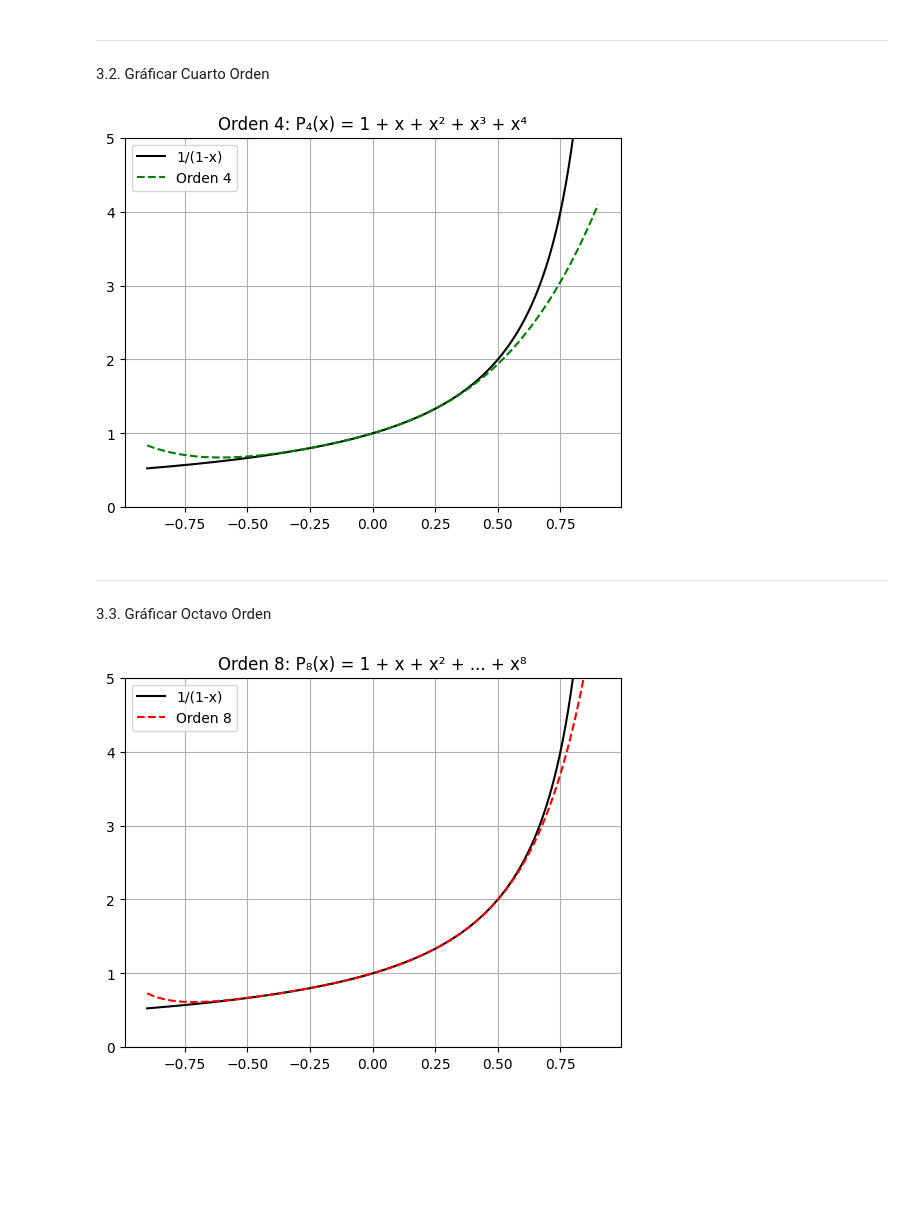
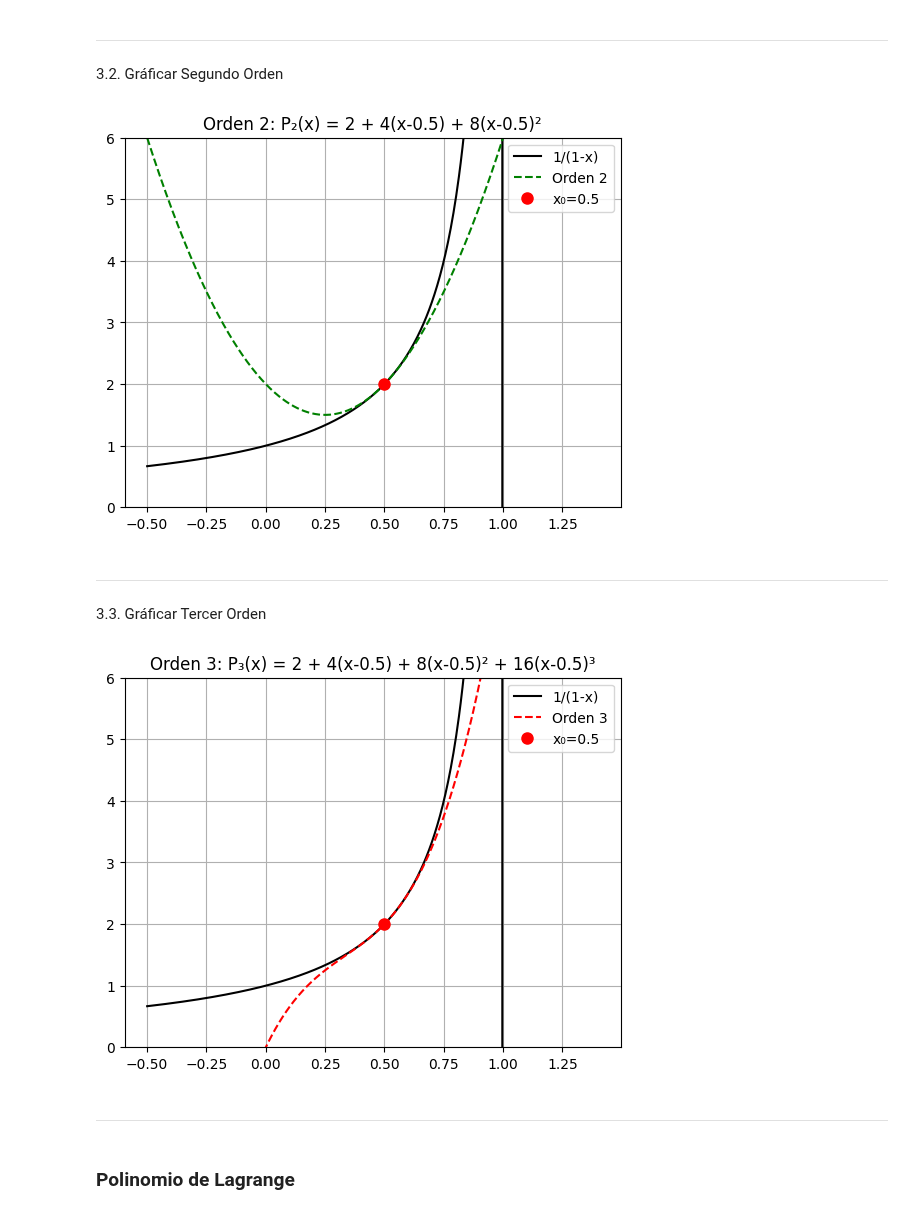
Before and after one commit to Aizel-shadow/Metodos_Numericos-, a Jupyter notebook: TALLERES/Taller03.ipynb, the cells around one changed output. Cells and saved outputs as stored; diff of their text form; code cells hidden in the pictures; blank space fills up the shorter version.

Commit message:
:pencil2: Ejercicios Lagrange

```diff
--- a/TALLERES/Taller03.ipynb
+++ b/TALLERES/Taller03.ipynb
@@ -143,15 +143,18 @@ plt.show()
 import numpy as np
 import matplotlib.pyplot as plt
 
-x = np.linspace(-0.9, 0.9, 500)
+x = np.linspace(-0.5, 1.4, 500)
+x0 = 0.5  # Punto de expansión
 
-# ORDEN 2
+P1 = 2 + 4*(x - x0)
+
 plt.figure()
 plt.plot(x, 1/(1-x), 'k-', label='1/(1-x)')
-plt.plot(x, 1 + x + x**2, 'b--', label='Orden 2')
+plt.plot(x, P1, 'b--', label='Orden 1')
+plt.plot(x0, 2, 'ro', markersize=8, label='x₀=0.5')
 plt.grid(True)
 plt.legend()
-plt.title('Orden 2: P₂(x) = 1 + x + x²')
-plt.ylim(0, 5)
+plt.title('Orden 1: P₁(x) = 2 + 4(x-0.5)')
+plt.ylim(0, 6)
 plt.show()
 # %% [output]
@@ -159,30 +162,40 @@ plt.show()
 # %% [markdown]
 ---
 # %% [markdown]
-3.2. Gráficar Cuarto Orden
+3.2. Gráficar Segundo Orden
 # %%
+P2 = 2 + 4*(x - x0) + 8*(x - x0)**2
+
 plt.figure()
 plt.plot(x, 1/(1-x), 'k-', label='1/(1-x)')
-plt.plot(x, 1 + x + x**2 + x**3 + x**4, 'g--', label='Orden 4')
+plt.plot(x, P2, 'g--', label='Orden 2')
+plt.plot(x0, 2, 'ro', markersize=8, label='x₀=0.5')
 plt.grid(True)
 plt.legend()
-plt.title('Orden 4: P₄(x) = 1 + x + x² + x³ + x⁴')
-plt.ylim(0, 5)
+plt.title('Orden 2: P₂(x) = 2 + 4(x-0.5) + 8(x-0.5)²')
+plt.ylim(0, 6)
 plt.show()
 # %% [output]
-[figure, old version]
+[figure, new version]
 # %% [markdown]
 ---
 # %% [markdown]
-3.3. Gráficar Octavo Orden
+3.3. Gráficar Tercer Orden
 # %%
+P3 = 2 + 4*(x - x0) + 8*(x - x0)**2 + 16*(x - x0)**3
+
 plt.figure()
 plt.plot(x, 1/(1-x), 'k-', label='1/(1-x)')
-plt.plot(x, 1 + x + x**2 + x**3 + x**4 + x**5 + x**6 + x**7 + x**8, 'r--', label='Orden 8')
+plt.plot(x, P3, 'r--', label='Orden 3')
+plt.plot(x0, 2, 'ro', markersize=8, label='x₀=0.5')
 plt.grid(True)
 plt.legend()
-plt.title('Orden 8: P₈(x) = 1 + x + x² + ... + x⁸')
-plt.ylim(0, 5)
+plt.title('Orden 3: P₃(x) = 2 + 4(x-0.5) + 8(x-0.5)² + 16(x-0.5)³')
+plt.ylim(0, 6)
 plt.show()
 # %% [output]
-[figure, old version]
+[figure, new version]
+# %% [markdown]
+---
+# %% [markdown]
+### Polinomio de Lagrange
```
Also changed, not shown: parts of 10 cells of this notebook.
